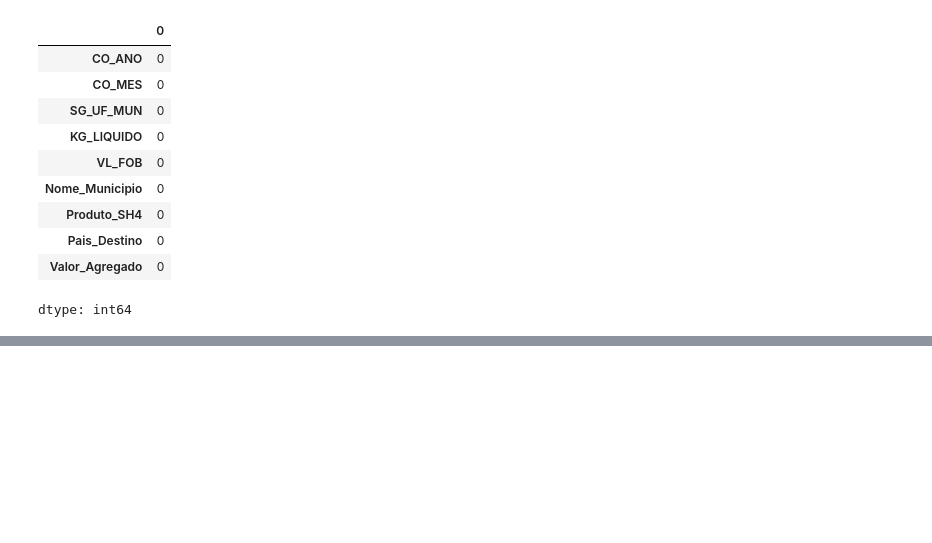
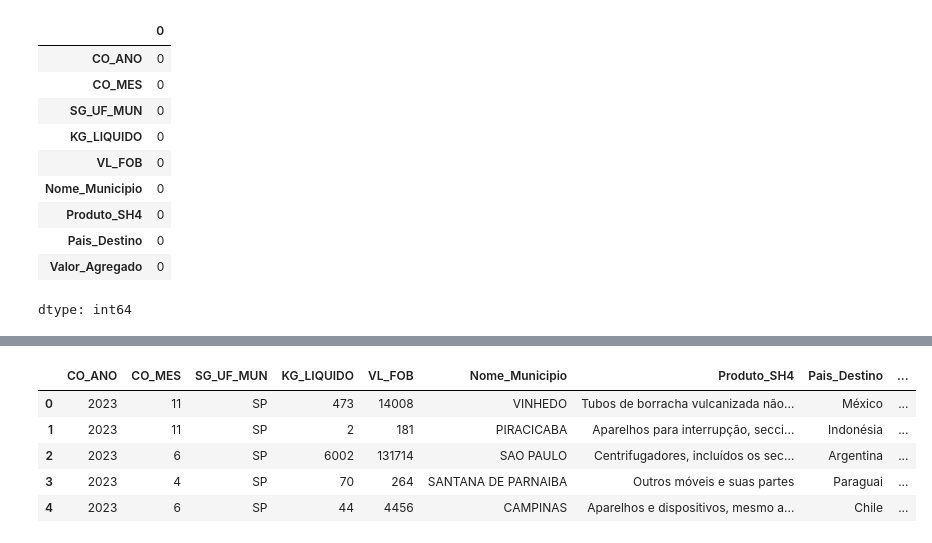
Before and after one commit to Lucasdz-7/Projeto-Integrador-1, a Jupyter notebook: CódigoProjeto.ipynb, the cells around one changed output, grey strips where cells are left out. Cells and saved outputs as stored; diff of their text form; code cells hidden in the pictures; blank space fills up the shorter version.

Commit message:
Região administrativa no arquivo principal

```diff
--- a/CódigoProjeto.ipynb
+++ b/CódigoProjeto.ipynb
@@ -270,14 +253,0 @@ Regiao_adm.head(5)
-# %%
-def normaliza_nome(nome):
-    if pd.isnull(nome):
-        return ""
-    return unidecode(str(nome)).strip().upper()
-
-# Aplica nos dois DataFrames
-ExportacaoSp['Nome_Municipio'] = ExportacaoSp['Nome_Municipio'].apply(normaliza_nome)
-Regiao_adm['Nome_Municipio'] = Regiao_adm['Nome_Municipio'].apply(normaliza_nome)
-
-# Faz o merge agora com os nomes normalizados nos dois lados
-ExportacaoSp = ExportacaoSp.merge(Regiao_adm[['Nome_Municipio', 'Regiao_adm']],
-                                  on='Nome_Municipio',
-                                  how='left')
@@ -298,3 +254,33 @@ ExportacaoSp.head(10)
+# %%
+Regiao_adm.rename(columns={'Município': 'Nome_Municipio', 'Região Administrativa': 'Regiao_adm'}, inplace=True)
+
+# Tirando todos acentos e deixando tudo maiúsculo
+def normaliza_nome(nome):
+    if pd.isnull(nome):
+        return ""
+    nome = unicodedata.normalize('NFKD', str(nome))
+    nome = nome.encode('ASCII', 'ignore').decode('utf-8')
+    return nome.upper().strip()
+
+Regiao_adm['Nome_Municipio'] = Regiao_adm['Nome_Municipio'].apply(normaliza_nome)
+ExportacaoSp['Nome_Municipio'] = ExportacaoSp['Nome_Municipio'].apply(normaliza_nome)
+# %%
+# Juntando nome do município com sua devida região
+
+ExportacaoSp = ExportacaoSp.merge(
+    Regiao_adm[['Nome_Municipio', 'Regiao_adm']],
+    on='Nome_Municipio',
+    how='left'
+)
+
+ExportacaoSp.head(5)
+# %% [output]
+|  | CO_ANO | CO_MES | SG_UF_MUN | KG_LIQUIDO | VL_FOB | Nome_Municipio | Produto_SH4 | Pais_Destino | ... |
+| 0 | 2023 | 11 | SP | 473 | 14008 | VINHEDO | Tubos de borracha vulcanizada não... | México | ... |
+| 1 | 2023 | 11 | SP | 2 | 181 | PIRACICABA | Aparelhos para interrupção, secci... | Indonésia | ... |
+| 2 | 2023 | 6 | SP | 6002 | 131714 | SAO PAULO | Centrifugadores, incluídos os sec... | Argentina | ... |
+| 3 | 2023 | 4 | SP | 70 | 264 | SANTANA DE PARNAIBA | Outros móveis e suas partes | Paraguai | ... |
+| 4 | 2023 | 6 | SP | 44 | 4456 | CAMPINAS | Aparelhos e dispositivos, mesmo a... | Chile | ... |
 # %%
 # Salvando o arquivo principal
 ExportacaoSp.to_csv("ExportacaoSP.csv", sep=";", index=False, encoding="utf-8")
```
Also changed, not shown: parts of 5 cells of this notebook.
